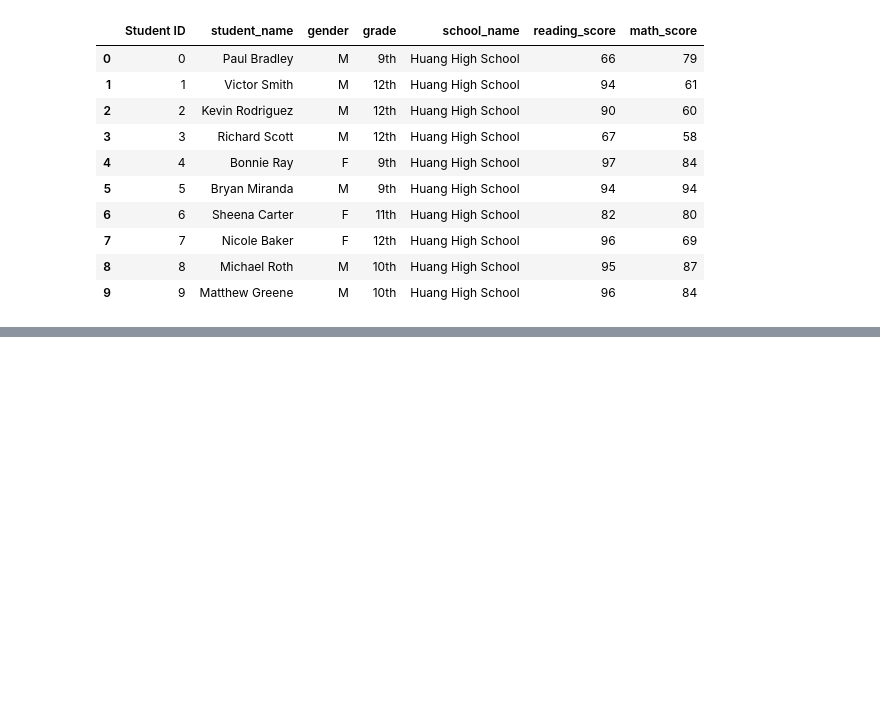
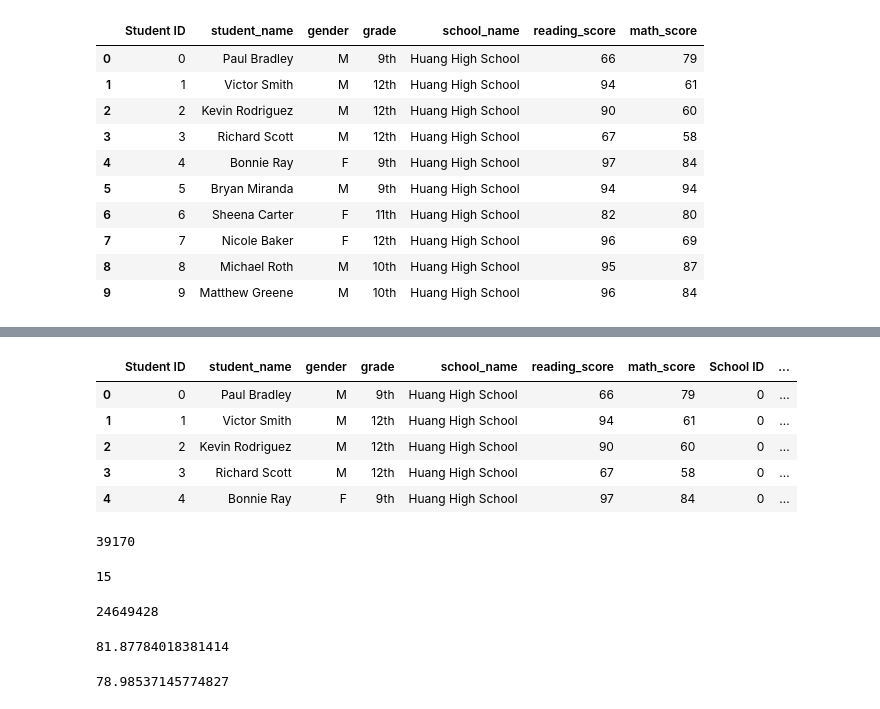
Before and after one commit to jwcomp4/School_District_Analysis, a Jupyter notebook: PyCitySchools.ipynb, the cells around one changed output, grey strips where cells are left out. Cells and saved outputs as stored; diff of their text form; code cells hidden in the pictures; blank space fills up the shorter version.

Commit message:
district summary complete

```diff
--- a/PyCitySchools.ipynb
+++ b/PyCitySchools.ipynb
@@ -237,0 +279,57 @@ student_data_df.head(10)
+# %%
+school_data_complete_df = pd.merge(student_data_df, school_data_df, on=["school_name", "school_name"])
+
+school_data_complete_df.head()
+# %% [output]
+|  | Student ID | student_name | gender | grade | school_name | reading_score | math_score | School ID | ... |
+| 0 | 0 | Paul Bradley | M | 9th | Huang High School | 66 | 79 | 0 | ... |
+| 1 | 1 | Victor Smith | M | 12th | Huang High School | 94 | 61 | 0 | ... |
+| 2 | 2 | Kevin Rodriguez | M | 12th | Huang High School | 90 | 60 | 0 | ... |
+| 3 | 3 | Richard Scott | M | 12th | Huang High School | 67 | 58 | 0 | ... |
+| 4 | 4 | Bonnie Ray | F | 9th | Huang High School | 97 | 84 | 0 | ... |
+# %%
+#to get the number of students, you can use the count() method to get the counts of specific columns.
+#running the count() method on the school_data_complete_df will count all of the items in each row for each column not null
+#by adding ["Student ID"], you are just assigning the count for that specific col in the dataframe
+
+student_count = school_data_complete_df["Student ID"].count()
+
+student_count
+# %% [output]
+39170
+# %%
+#to get the number of schools, we could do something similar as above on the school_data_df
+#to find the value on the merged DataFrame, need to find the unique items in ["school_name"]
+#use the unique(), which returns a nndarray (n-dimensional array) of all unique values in that column.
+
+school_count = len(school_data_complete_df["school_name"].unique())
+
+school_count
+# %% [output]
+15
+# %%
+#to get the total budget for the district, need to sum the budgets for each school
+#more efficient to use the sum() method on the budget column of the school_data_df.
+#this is so because the school_data_complete_df will have so many repeat values/row
+
+total_budget = school_data_df["budget"].sum()
+
+total_budget
+# %% [output]
+24649428
+# %%
+#to find the average reading scores and math scores use the Pandas mean() method
+
+average_reading_score = school_data_complete_df["reading_score"].mean()
+
+average_reading_score
+# %% [output]
+81.87784018381414
+# %%
+#finding the average math score:
+
+average_math_score = school_data_complete_df["math_score"].mean()
+
+average_math_score
+# %% [output]
+78.98537145774827
```
Also changed, not shown: parts of 17 cells of this notebook, 2 other files.
